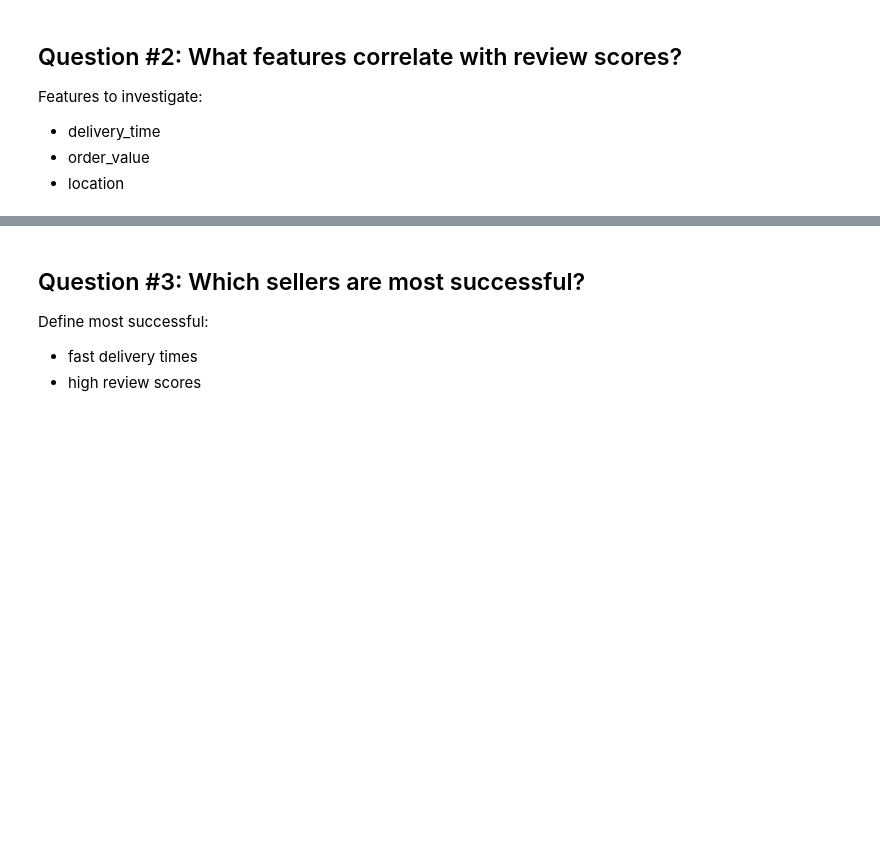
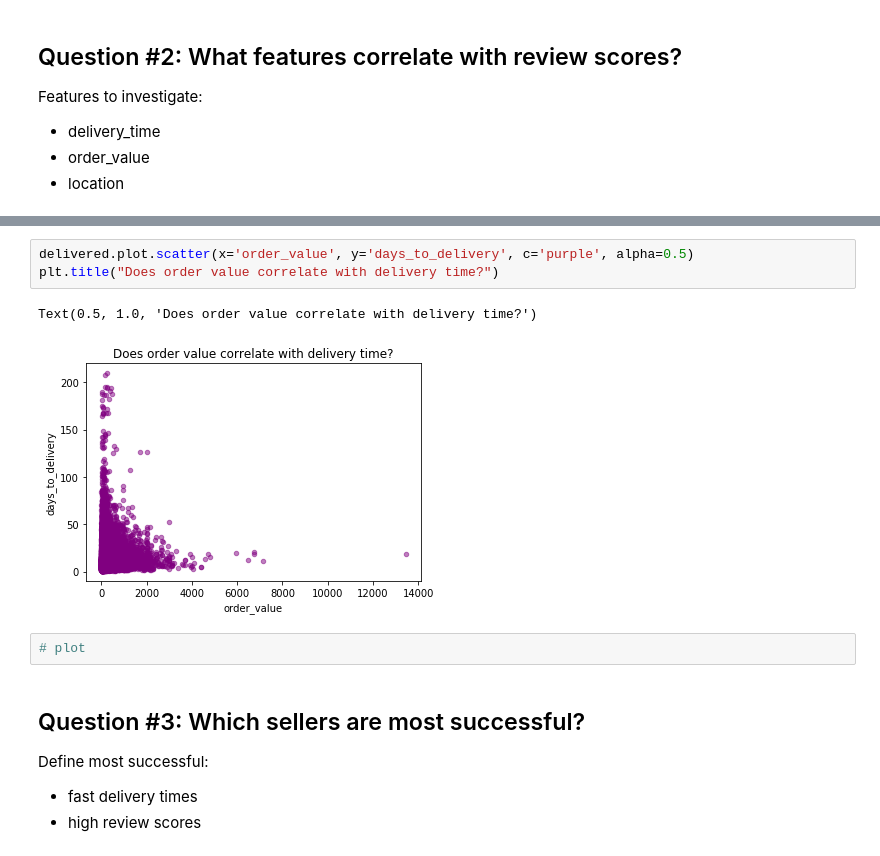
Before and after one commit to cgiannotta/eCommerceAnalysis, a Jupyter notebook: eCommerceSQL.ipynb, the cells around one changed output, grey strips where cells are left out. Saved outputs shown, nothing was run; the diff lists cells and outputs as text; blank space fills up the shorter version.

```diff
--- a/eCommerceSQL.ipynb
+++ b/eCommerceSQL.ipynb
@@ -396,3 +419,11 @@ Features to investigate:
+# %%
+delivered.plot.scatter(x='order_value', y='days_to_delivery', c='purple', alpha=0.5)
+plt.title("Does order value correlate with delivery time?")
+# %% [output]
+Text(0.5, 1.0, 'Does order value correlate with delivery time?')
+[figure, added]
+# %%
+# plot
 # %% [markdown]
 ## Question #3: Which sellers are most successful?
 
```
Also changed, not shown: parts of 7 cells of this notebook.
